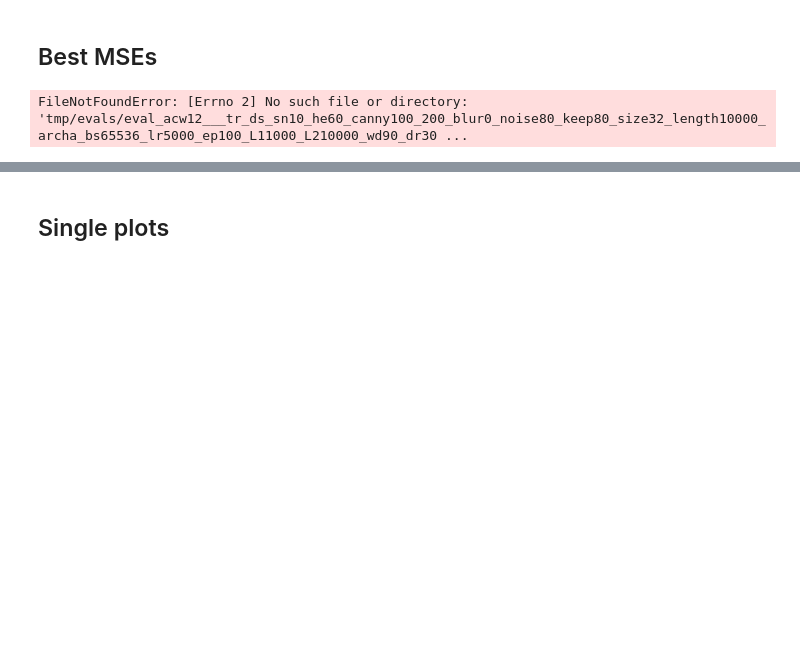
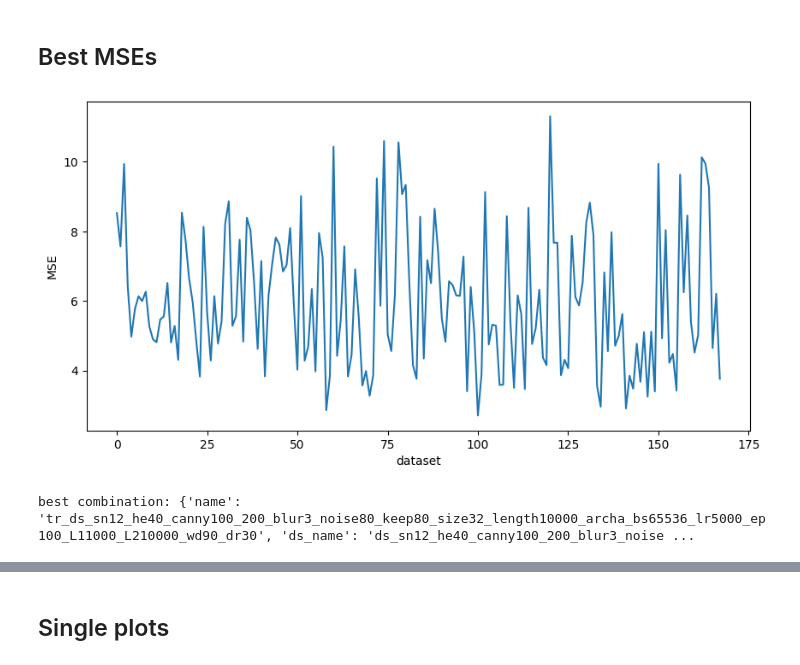
Before and after one commit to matgrand/bfmc_2022, a Jupyter notebook: combination_trainer.ipynb, the cells around one changed output, grey strips where cells are left out. Cells and saved outputs as stored; diff of their text form; code cells hidden in the pictures; blank space fills up the shorter version.

```diff
--- a/combination_trainer.ipynb
+++ b/combination_trainer.ipynb
@@ -386,22 +386,23 @@ for tr in tqdm(trainings_combinations):
 # %% [markdown]
 ## Best MSEs
 # %%
-#BEST result REAL_EVALUATION_DATASETS
-best_combination, best_MSE, all_MSE = get_best_result(trainings_combinations, eval_datasets=REAL_EVALUATION_DATASETS, device=device)
+#BEST result REAL_NOISY_DATASETS+REAL_CLEAN_DATASETS
+best_combination, best_MSE, all_MSE = get_best_result(trainings_combinations, eval_datasets=ALL_EVALUATION_DATASETS, device=device)
 
 #plot mses
 fig, ax = plt.subplots(figsize=(10, 5))
 # ax.scatter(np.arange(len(all_MSE)), all_MSE)
 ax.plot(np.arange(len(all_MSE)), np.rad2deg(np.sqrt(all_MSE)))
 ax.set_xlabel('dataset')
 ax.set_ylabel('MSE')
 #y limits
 # ax.set_ylim(0, 0.2)
 plt.show()
 
 print(f'best combination: {best_combination}, best MSE: {best_MSE}')
 # %% [output]
+[figure, added]
-FileNotFoundError: [Errno 2] No such file or directory: 'tmp/evals/eval_acw12___tr_ds_sn10_he60_canny100_200_blur0_noise80_keep80_size32_length10000_archa_bs65536_lr5000_ep100_L11000_L210000_wd90_dr30 ...
+best combination: {'name': 'tr_ds_sn12_he40_canny100_200_blur3_noise80_keep80_size32_length10000_archa_bs65536_lr5000_ep100_L11000_L210000_wd90_dr30', 'ds_name': 'ds_sn12_he40_canny100_200_blur3_noise ...
 # %%
 #BEST result REAL_CLEAN_DATASETS
 best_combination, best_MSE, all_MSE = get_best_result(trainings_combinations, eval_datasets=REAL_CLEAN_DATASETS, device=device)
```
Also changed, not shown: parts of 19 cells of this notebook, 1 other file.
